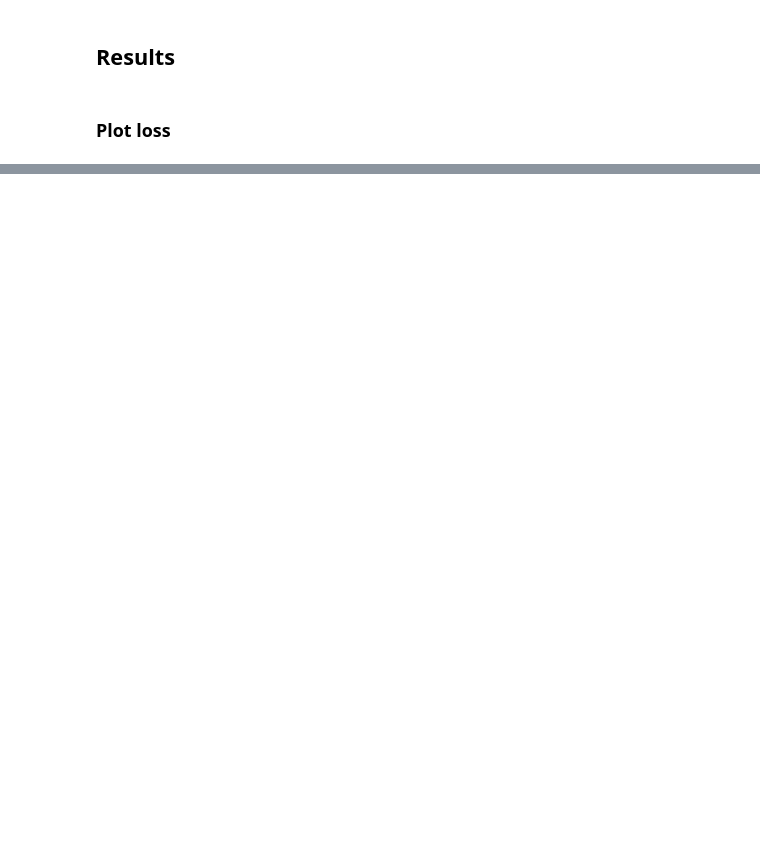
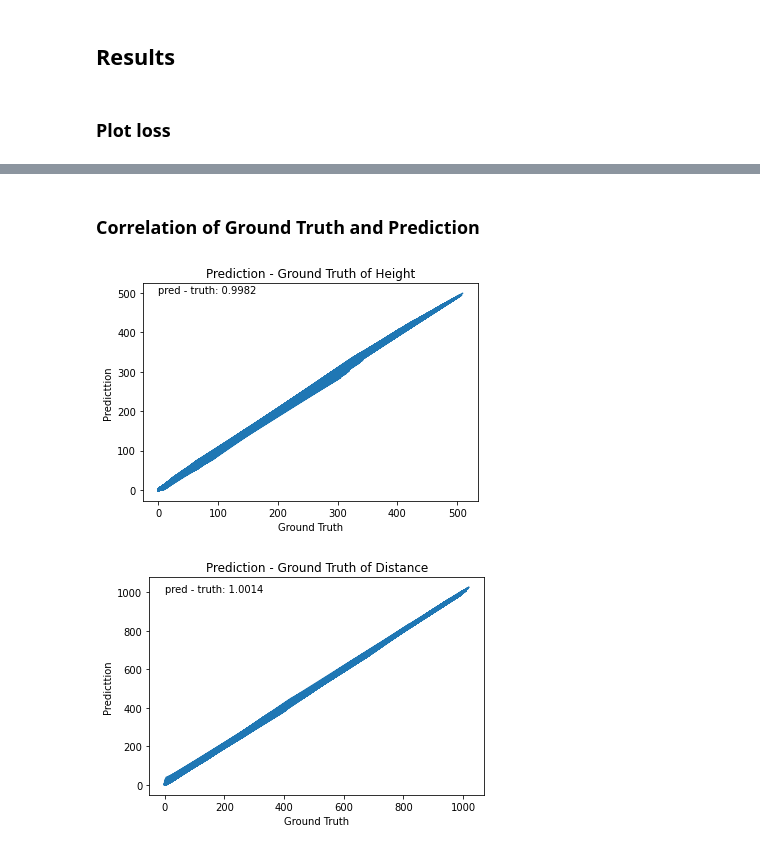
Before and after one commit to KJ-black/Machine-Learning-on-Material-Informatics, a Jupyter notebook: projectile_motion.ipynb, the cells around one changed output, grey strips where cells are left out. Drawn from its saved outputs; the diff is of its cells as text; code cells hidden in the pictures; blank space fills up the shorter version.

```diff
--- a/projectile_motion.ipynb
+++ b/projectile_motion.ipynb
@@ -220,0 +266,25 @@ plt.show()
+# %% [markdown]
+### Correlation of Ground Truth and Prediction
+# %%
+plt.title( "Prediction - Ground Truth of Height")
+plt.xlabel( "Ground Truth")
+plt.ylabel( "Predicttion")
+# plt.scatter( x_test, y_test)
+plt.plot( y_test[:, 0], pred[:, 0] )# plot( x, y)
+m, intercept = np.polyfit( y_test[:, 0], pred[:, 0], 1)
+slope = "pred - truth: " + "%.4f"%m
+plt.text( 0, 500, slope)
+plt.show()
+
+plt.title( "Prediction - Ground Truth of Distance")
+plt.xlabel( "Ground Truth")
+plt.ylabel( "Predicttion")
+# plt.scatter( x_test, y_test)
+plt.plot( y_test[:, 1], pred[:, 1] )# plot( x, y)
+m, intercept = np.polyfit( y_test[:, 1], pred[:, 1], 1)
+slope = "pred - truth: " + "%.4f"%m
+plt.text( 0, 1000, slope)
+plt.show()
+# %% [output]
+[figure, added]
+[figure, added]
```
Also changed, not shown: parts of 9 cells of this notebook.
